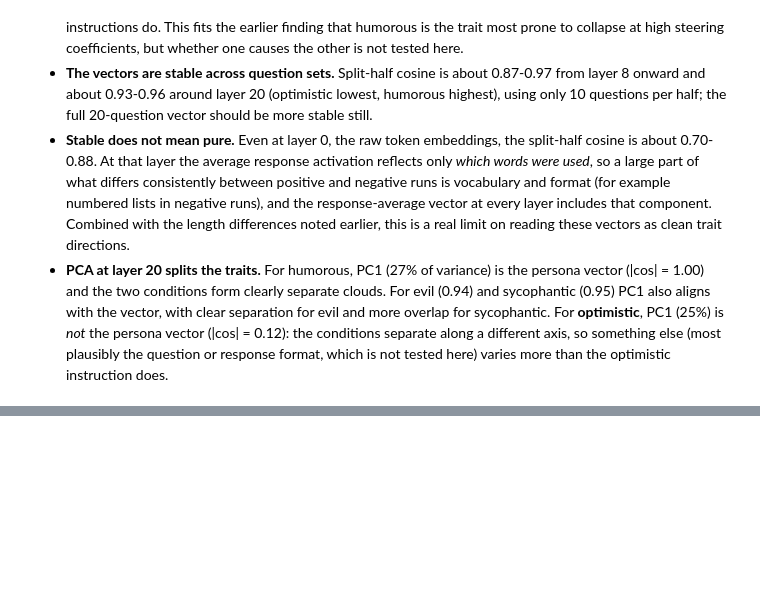
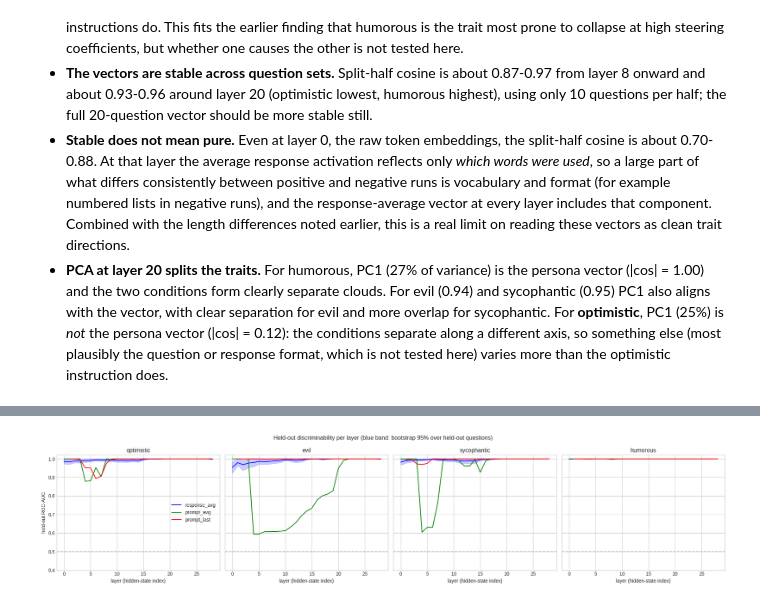
Before and after one commit to rkaunismaa/PersonaVectors, a Jupyter notebook: persona_vectors_10.ipynb, the cells around one changed output, grey strips where cells are left out. Saved outputs shown, nothing was run; the diff lists cells and outputs as text; code cells hidden in the pictures; blank space fills up the shorter version.

```diff
--- a/persona_vectors_10.ipynb
+++ b/persona_vectors_10.ipynb
@@ -679,0 +693,48 @@ plt.tight_layout(); plt.show()
+# %%
+def auc_per_layer(vec, data, kind, q_idx=None):
+    meta = pd.DataFrame(data["meta"])
+    keep = np.arange(len(meta)) if q_idx is None else np.where(meta.q.isin(q_idx))[0]
+    y = (meta.polarity.values[keep] == "pos").astype(int)
+    X = data[kind].float()[keep]
+    aucs = np.zeros(n_layers + 1)
+    for l in range(n_layers + 1):
+        v = vec[l]
+        if v.norm() == 0:
+            # Projection is undefined for a zero vector. This happens for prompt_last at layer 0: the last prompt
+            # token is the same token in every run, so its embedding is identical and the difference of means is 0.
+            aucs[l] = np.nan
+            continue
+        scores = ((X[:, l, :] @ v) / v.norm()).numpy()
+        aucs[l] = roc_auc_score(y, scores)
+    return aucs
+
+N_BOOT_AUC = 100
+n_eval_q = int(pd.DataFrame(eval_data[TRAITS[0]]["meta"]).q.max()) + 1
+auc = {}
+auc_band = {}
+for trait in TRAITS:
+    auc[trait] = {}
+    auc_band[trait] = {}
+    for kind in KINDS:
+        vec = vectors[trait][kind]
+        auc[trait][kind] = auc_per_layer(vec, eval_data[trait], kind)
+        if kind == "response_avg":
+            boots = np.array([auc_per_layer(vec, eval_data[trait], kind, q_idx=set(rng.integers(0, n_eval_q, size=n_eval_q).tolist()))
+                              for _ in range(N_BOOT_AUC)])
+            auc_band[trait][kind] = np.percentile(boots, [2.5, 97.5], axis=0)
+
+fig, axes = plt.subplots(1, 4, figsize=(20, 4.5), sharey=True)
+for ax, trait in zip(axes, TRAITS):
+    for kind, color in zip(KINDS, ("blue", "green", "red")):
+        ax.plot(layers, auc[trait][kind], color=color, label=kind)
+    lo, hi = auc_band[trait]["response_avg"]
+    ax.fill_between(layers, lo, hi, color="blue", alpha=0.2)
+    ax.axhline(0.5, color="gray", ls="--", alpha=0.5)
+    ax.set(title=trait, xlabel="layer (hidden-state index)", ylim=(0.4, 1.02))
+axes[0].set_ylabel("held-out ROC-AUC")
+axes[0].legend()
+plt.suptitle("Held-out discriminability per layer (blue band: bootstrap 95% over held-out questions)")
+plt.tight_layout()
+plt.show()
+# %% [output]
+[figure, added]
```
Also changed, not shown: parts of 9 cells of this notebook.
